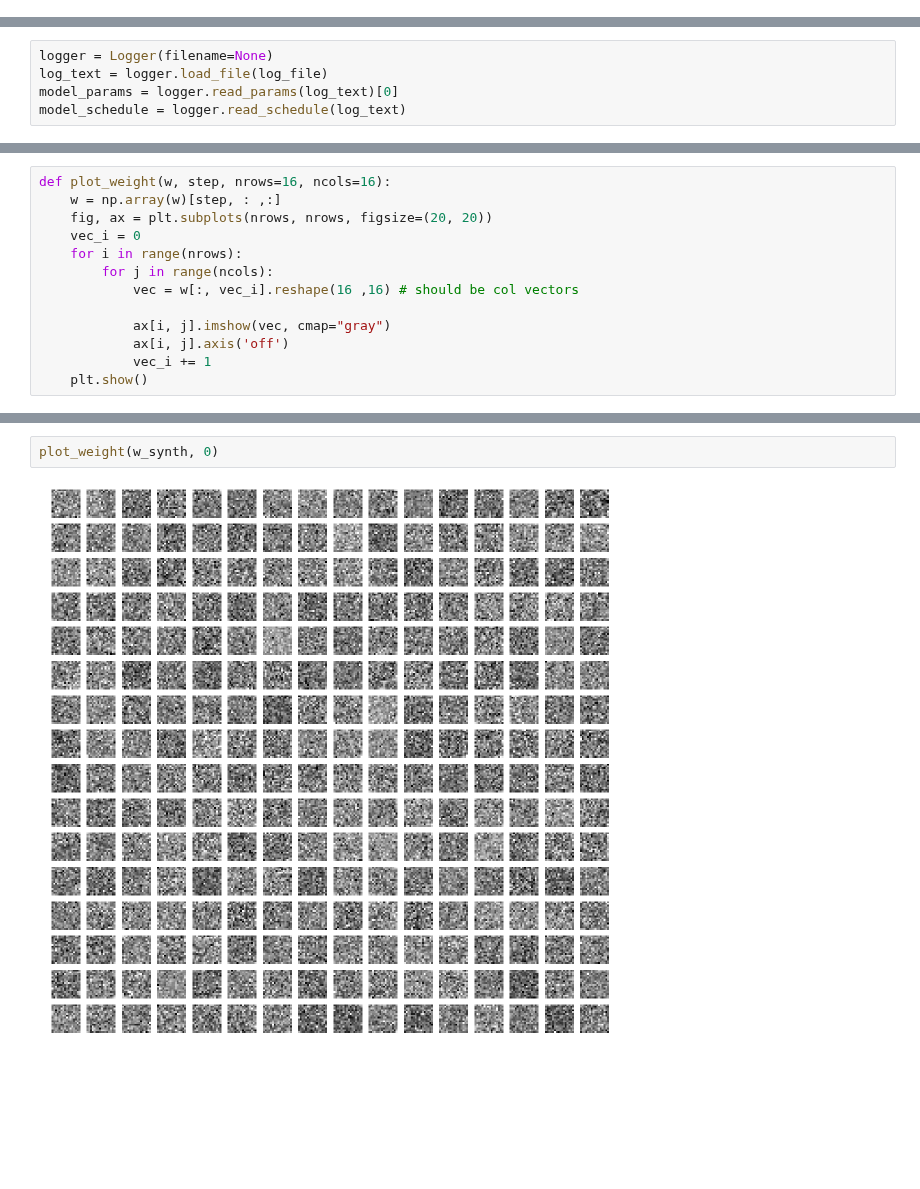
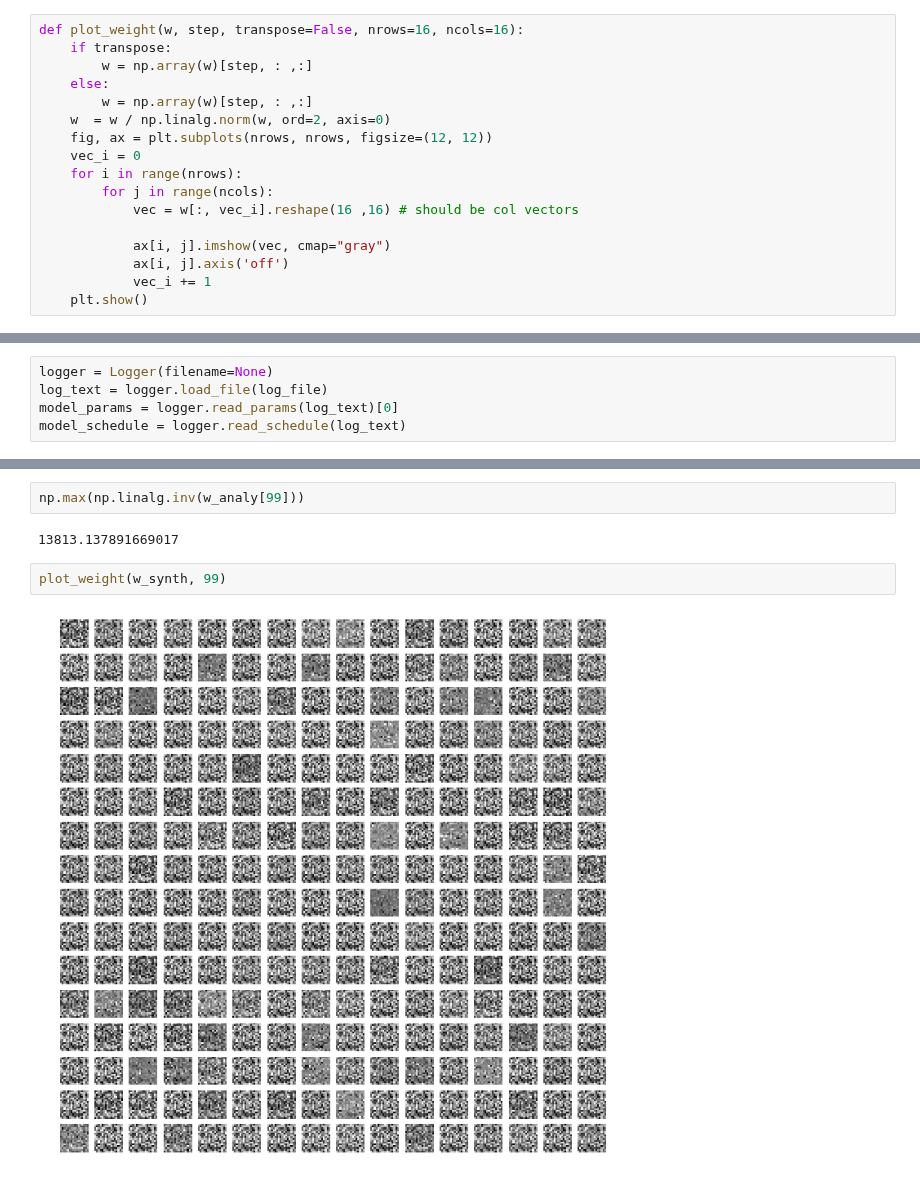
Before and after one commit to dpaiton/DeepSparseCoding, a Jupyter notebook: monitor_train2.ipynb, the cells around one changed output, grey strips where cells are left out. Drawn from its saved outputs; the diff is of its cells as text; blank space fills up the shorter version.

```diff
--- a/monitor_train2.ipynb
+++ b/monitor_train2.ipynb
@@ -25,3 +25,20 @@ class analysis_params():
 
 analysis_params.model_dir = (os.path.expanduser("~")+"/Work/Projects/"+analysis_params.model_name)
 log_file = (analysis_params.model_dir+"/logfiles/"+analysis_params.model_name+"_v"+analysis_params.version+".log")
+# %%
+def plot_weight(w, step, transpose=False, nrows=16, ncols=16):
+    if transpose:
+        w = np.array(w)[step, : ,:]
+    else:
+        w = np.array(w)[step, : ,:]
+    w  = w / np.linalg.norm(w, ord=2, axis=0)
+    fig, ax = plt.subplots(nrows, nrows, figsize=(12, 12))
+    vec_i = 0
+    for i in range(nrows):
+        for j in range(ncols):
+            vec = w[:, vec_i].reshape(16 ,16) # should be col vectors
+
+            ax[i, j].imshow(vec, cmap="gray")
+            ax[i, j].axis('off')
+            vec_i += 1
+    plt.show()
@@ -86,13 +87,0 @@ w_synth = np.array(stats["w_synth"])
-# %%
-def plot_weight(w, step, nrows=16, ncols=16):
-    w = np.array(w)[step, : ,:]
-    fig, ax = plt.subplots(nrows, nrows, figsize=(20, 20))
-    vec_i = 0
-    for i in range(nrows):
-        for j in range(ncols):
-            vec = w[:, vec_i].reshape(16 ,16) # should be col vectors
-
-            ax[i, j].imshow(vec, cmap="gray")
-            ax[i, j].axis('off')
-            vec_i += 1
-    plt.show()
@@ -122,4 +96,8 @@ ValueError: cannot reshape array of size 65536 into shape (16,16)
+# %%
+np.max(np.linalg.inv(w_analy[99]))
+# %% [output]
+13813.137891669017
 # %%
-plot_weight(w_synth, 0)
+plot_weight(w_synth, 99)
 # %% [output]
-[figure, old version]
+[figure, new version]
```
Also changed, not shown: parts of 32 cells of this notebook.
